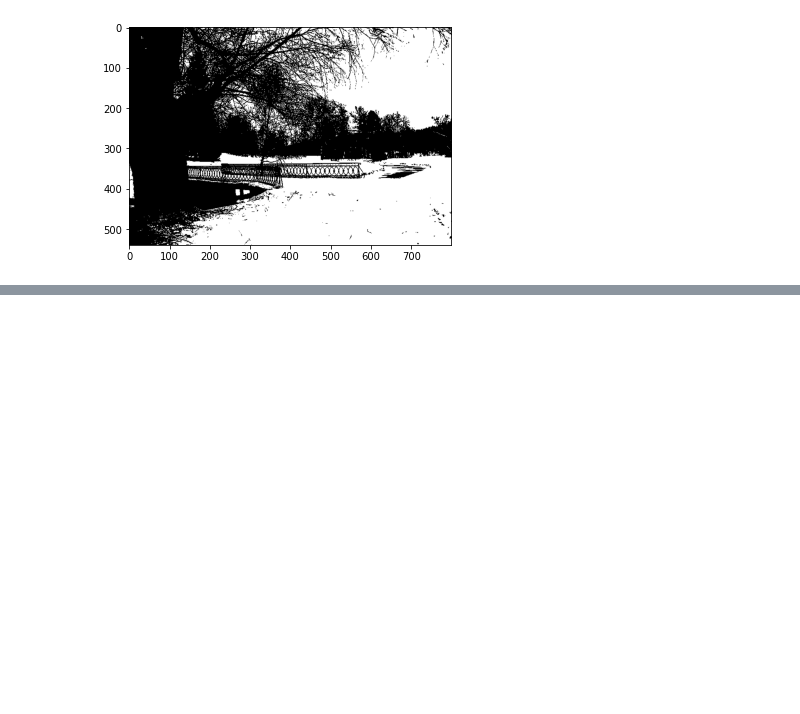
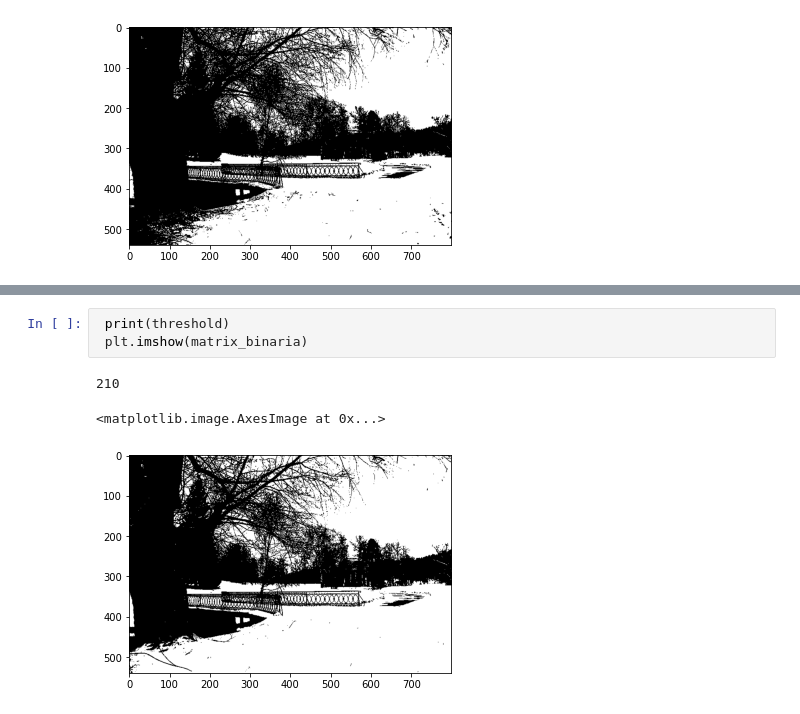
Before and after one commit to viniciusdenovaes/Unip202PInoturno, a Jupyter notebook: histograma/prototipo_histograma.ipynb, the cells around one changed output, grey strips where cells are left out. Cells and saved outputs as stored; diff of their text form; blank space fills up the shorter version.

```diff
--- a/histograma/prototipo_histograma.ipynb
+++ b/histograma/prototipo_histograma.ipynb
@@ -202,0 +210,7 @@ for i in range(matrix.shape[0]):
+# %%
+ print(threshold)
+ plt.imshow(matrix_binaria)
+# %% [output]
+210
+<matplotlib.image.AxesImage at 0x...>
+[figure, added]
```
Also changed, not shown: parts of 2 cells of this notebook, 3 other files.
